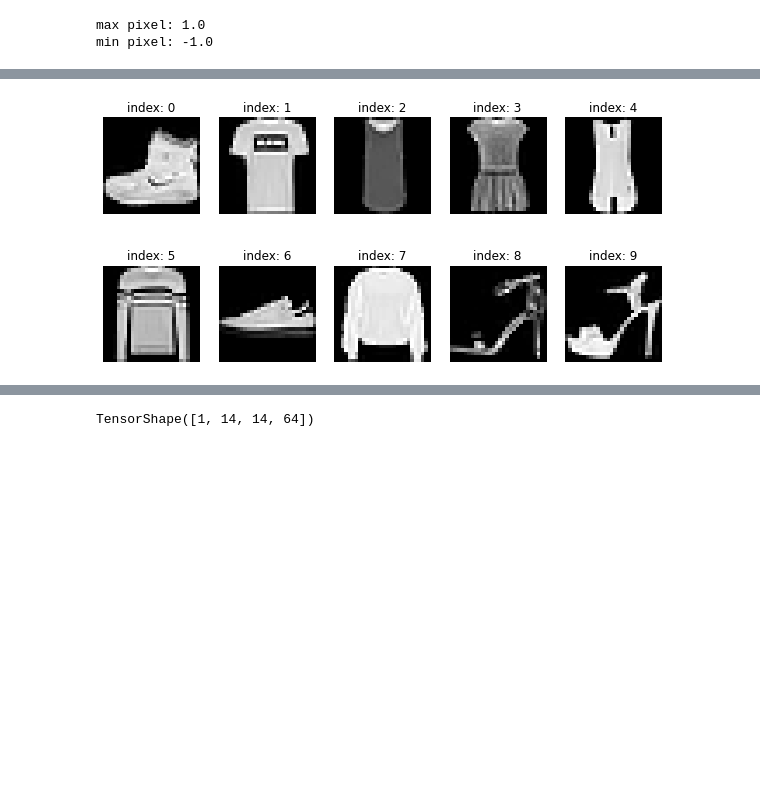
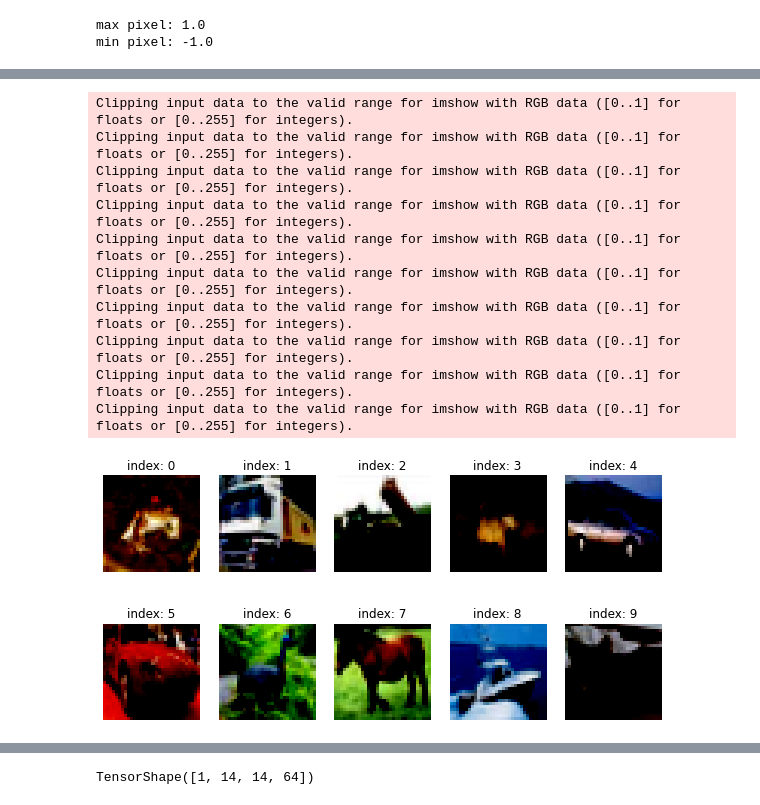
Before and after one commit to SunCreation/aiffel, a Jupyter notebook: Working/AI/Style_Generator/fasion_stylist.ipynb, the cells around one changed output, grey strips where cells are left out. Cells and saved outputs as stored; diff of their text form; code cells hidden in the pictures; blank space fills up the shorter version.

```diff
--- a/Working/AI/Style_Generator/fasion_stylist.ipynb
+++ b/Working/AI/Style_Generator/fasion_stylist.ipynb
@@ -54,14 +64,24 @@ plt.show()
 # %%
 plt.figure(figsize=(10, 5))
 
 for i in range(10):
     plt.subplot(2, 5, i+1)
-    plt.imshow(train_x[i].reshape(28, 28), cmap='gray')
+    plt.imshow(train_x[i], cmap='gray')
     plt.title(f'index: {i}')
     plt.axis('off')
 plt.show()
 # %% [output]
+Clipping input data to the valid range for imshow with RGB data ([0..1] for floats or [0..255] for integers).
+Clipping input data to the valid range for imshow with RGB data ([0..1] for floats or [0..255] for integers).
+Clipping input data to the valid range for imshow with RGB data ([0..1] for floats or [0..255] for integers).
+Clipping input data to the valid range for imshow with RGB data ([0..1] for floats or [0..255] for integers).
+Clipping input data to the valid range for imshow with RGB data ([0..1] for floats or [0..255] for integers).
+Clipping input data to the valid range for imshow with RGB data ([0..1] for floats or [0..255] for integers).
+Clipping input data to the valid range for imshow with RGB data ([0..1] for floats or [0..255] for integers).
+Clipping input data to the valid range for imshow with RGB data ([0..1] for floats or [0..255] for integers).
+Clipping input data to the valid range for imshow with RGB data ([0..1] for floats or [0..255] for integers).
+Clipping input data to the valid range for imshow with RGB data ([0..1] for floats or [0..255] for integers).
-[figure, old version]
+[figure, new version]
 # %%
 plt.figure(figsize=(10, 12))
 X = np.random.randint(0,60000, 25)
```
Also changed, not shown: parts of 18 cells of this notebook, 6 other files.
